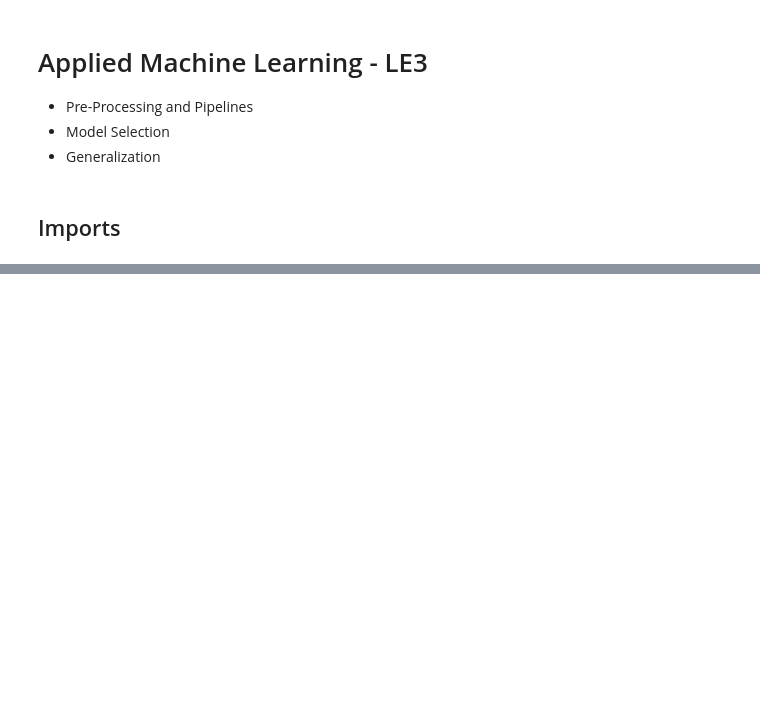
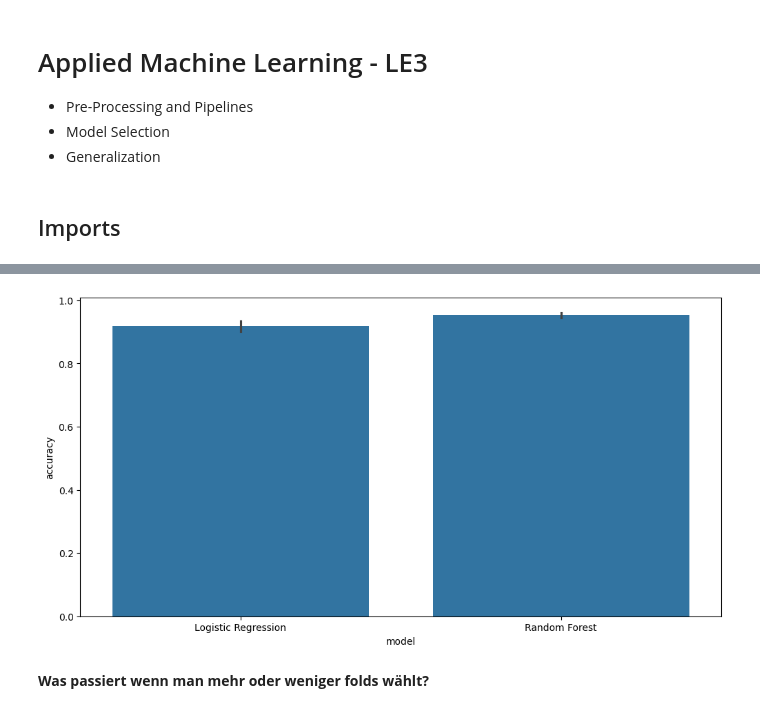
Before and after one commit to marco-willi/applied-ml-course, a Jupyter notebook: notebooks/01-mw-main.ipynb, the cells around one changed output, grey strips where cells are left out. Cells and saved outputs as stored; diff of their text form; code cells hidden in the pictures; blank space fills up the shorter version.

```diff
--- a/notebooks/01-mw-main.ipynb
+++ b/notebooks/01-mw-main.ipynb
@@ -356,0 +214,26 @@ preprocessing_options = [
+# %%
+from sklearn.model_selection import KFold
+
+X2d_train, X2d_test, y_train, y_test = train_test_split(X2d, y, test_size=0.2, random_state=123, stratify=y)
+
+cv = KFold(n_splits=5, shuffle=True, random_state=123)
+
+results  = list()
+
+for train_idx, validation_idx in cv.split(X2d_train, y_train):
+
+    X_train_split, y_train_split = X2d_train[train_idx], y_train[train_idx]
+    X_val_split, y_val_split = X2d_train[validation_idx], y_train[validation_idx]
+
+    clf = LogisticRegression()
+    clf = clf.fit(X_train_split, y_train_split)
+
+    # train a random forest classifier
+    clf2 = RandomForestClassifier(n_estimators=50, random_state=123)
+    clf2 = clf2.fit(X=X_train_split, y=y_train_split)
+
+    results.append({"model": "Logistic Regression", "accuracy": clf.score(X_val_split, y_val_split)})
+    results.append({"model": "Random Forest", "accuracy": clf2.score(X_val_split, y_val_split)})
+# %%
+df_results = pd.DataFrame.from_records(results)
+df_results.groupby("model").agg({"accuracy": ["mean", "std"]})
@@ -356,0 +246,7 @@ preprocessing_options = [
+# %%
+fig, ax = plt.subplots(figsize=(12, 6))
+_ = sns.barplot(df_results, x="model", y="accuracy", errorbar="sd", ax=ax)
+# %% [output]
+[figure, added]
+# %% [markdown]
+**Was passiert wenn man mehr oder weniger folds wählt?**
```
Also changed, not shown: parts of 102 cells of this notebook, 7 other files.
